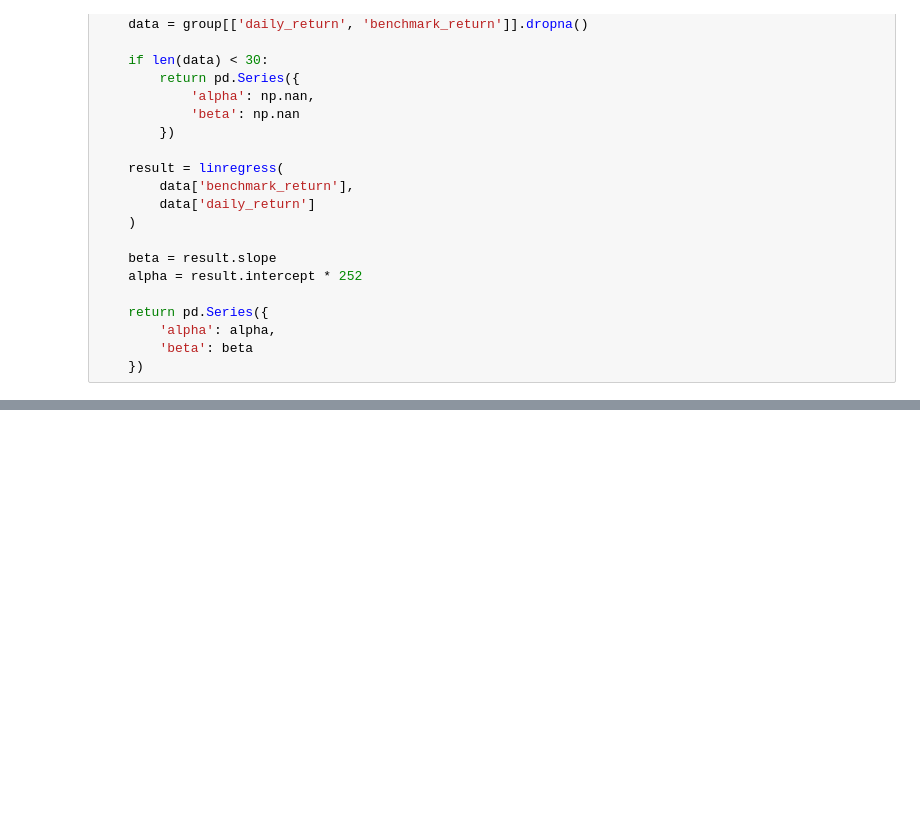
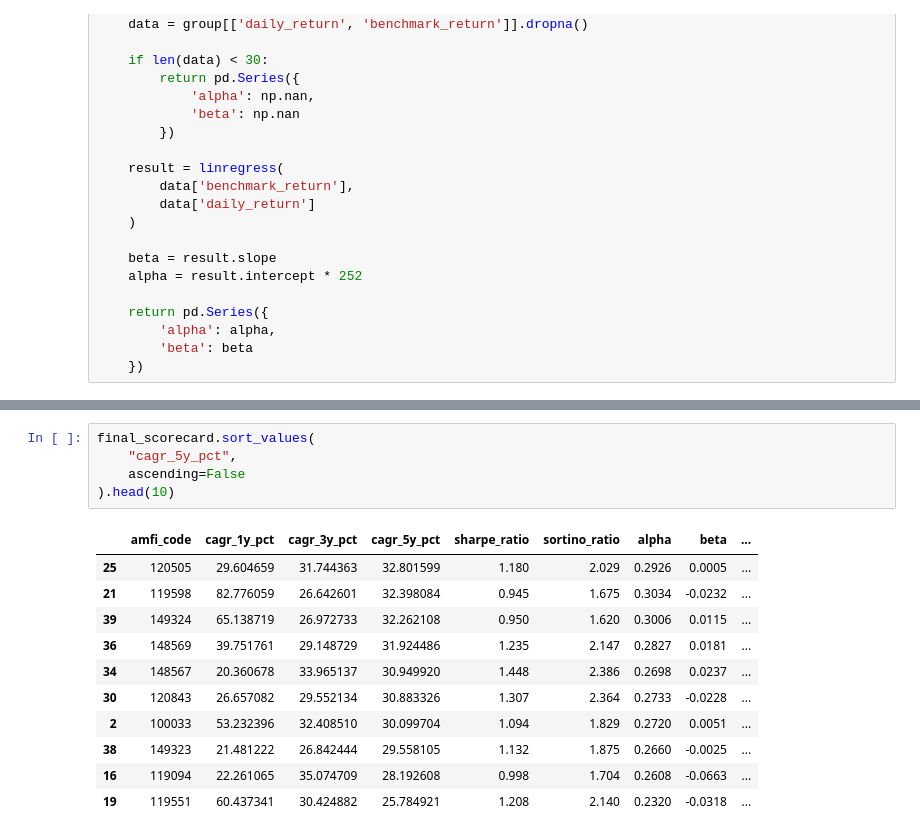
Before and after one commit to Bharathreddy560/mutual-funds, a Jupyter notebook: performance_analytics.ipynb, the cells around one changed output, grey strips where cells are left out. Saved outputs shown, nothing was run; the diff lists cells and outputs as text; blank space fills up the shorter version.

```diff
--- a/performance_analytics.ipynb
+++ b/performance_analytics.ipynb
@@ -1096,0 +1304,17 @@ benchmark_comparison.png saved successfully!
+# %%
+final_scorecard.sort_values(
+    "cagr_5y_pct",
+    ascending=False
+).head(10)
+# %% [output]
+|  | amfi_code | cagr_1y_pct | cagr_3y_pct | cagr_5y_pct | sharpe_ratio | sortino_ratio | alpha | beta | ... |
+| 25 | 120505 | 29.604659 | 31.744363 | 32.801599 | 1.180 | 2.029 | 0.2926 | 0.0005 | ... |
+| 21 | 119598 | 82.776059 | 26.642601 | 32.398084 | 0.945 | 1.675 | 0.3034 | -0.0232 | ... |
+| 39 | 149324 | 65.138719 | 26.972733 | 32.262108 | 0.950 | 1.620 | 0.3006 | 0.0115 | ... |
+| 36 | 148569 | 39.751761 | 29.148729 | 31.924486 | 1.235 | 2.147 | 0.2827 | 0.0181 | ... |
+| 34 | 148567 | 20.360678 | 33.965137 | 30.949920 | 1.448 | 2.386 | 0.2698 | 0.0237 | ... |
+| 30 | 120843 | 26.657082 | 29.552134 | 30.883326 | 1.307 | 2.364 | 0.2733 | -0.0228 | ... |
+| 2 | 100033 | 53.232396 | 32.408510 | 30.099704 | 1.094 | 1.829 | 0.2720 | 0.0051 | ... |
+| 38 | 149323 | 21.481222 | 26.842444 | 29.558105 | 1.132 | 1.875 | 0.2660 | -0.0025 | ... |
+| 16 | 119094 | 22.261065 | 35.074709 | 28.192608 | 0.998 | 1.704 | 0.2608 | -0.0663 | ... |
+| 19 | 119551 | 60.437341 | 30.424882 | 25.784921 | 1.208 | 2.140 | 0.2320 | -0.0318 | ... |
```
Also changed, not shown: parts of 108 cells of this notebook, 18 other files.
